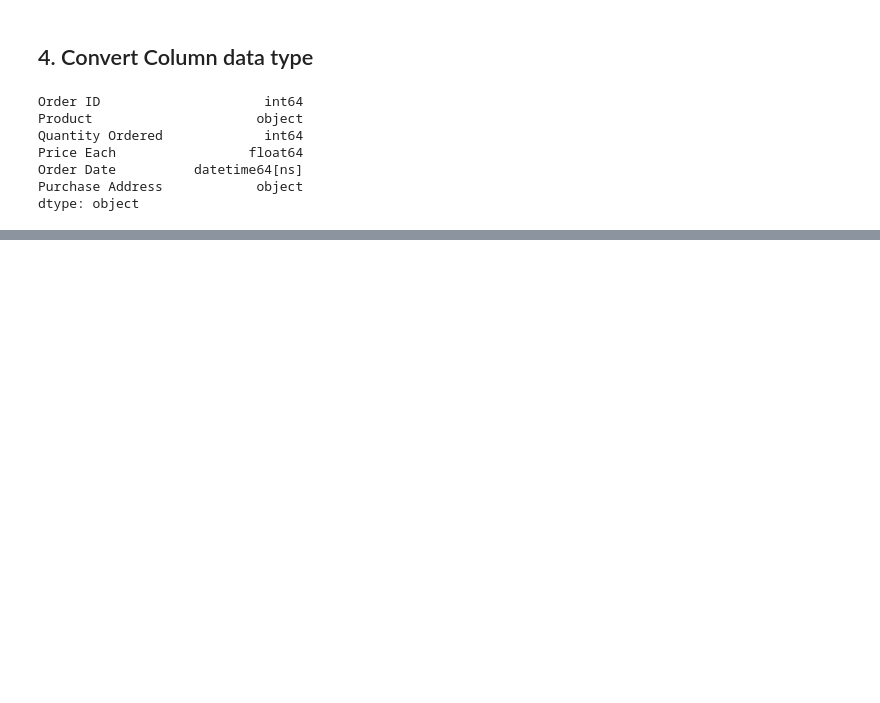
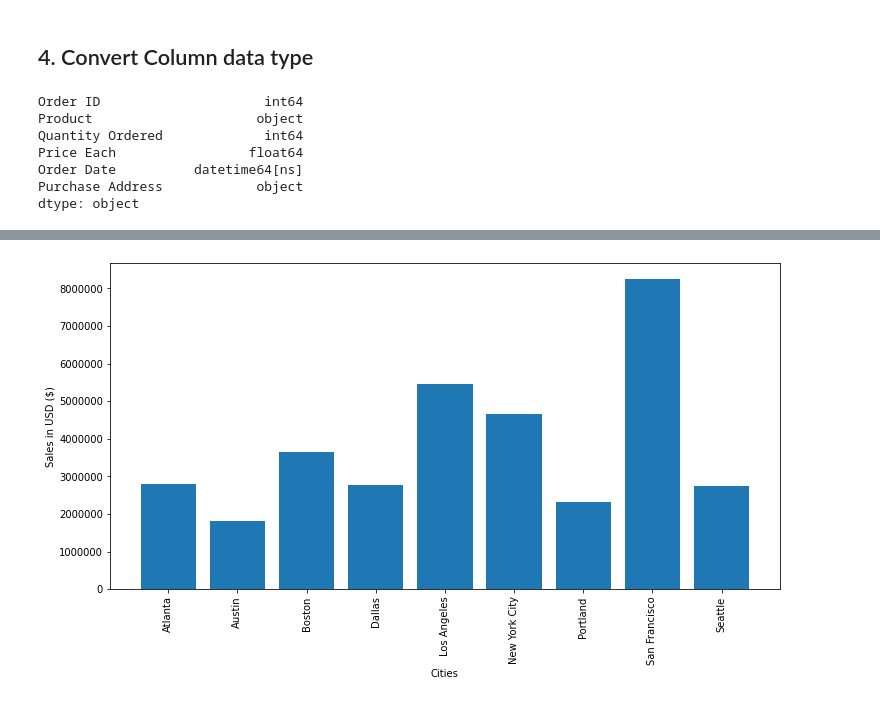
Before and after one commit to hellokuzuki/da-learn, a Jupyter notebook: 01_sales/sales-analysis.ipynb, the cells around one changed output, grey strips where cells are left out. Drawn from its saved outputs; the diff is of its cells as text; code cells hidden in the pictures; blank space fills up the shorter version.

```diff
--- a/01_sales/sales-analysis.ipynb
+++ b/01_sales/sales-analysis.ipynb
@@ -86,0 +135,5 @@ dtype: object
+# %%
+def getCityName(address):
+    return address.split(',')[1].lstrip()
+
+all_data['city'] = all_data['Purchase Address'].apply(lambda x : getCityName(x))
@@ -86,0 +163,14 @@ dtype: object
+# %%
+plt.figure(figsize=(12,6))
+
+x = all_data.groupby('city')['sum'].sum().index
+y = all_data.groupby('city')['sum'].sum()
+plt.ticklabel_format(style='plain')
+
+plt.bar(x, y)
+plt.ylabel('Sales in USD ($)')
+plt.xlabel('Cities')
+plt.xticks(x, rotation='vertical', size=10)
+plt.show()
+# %% [output]
+[figure, added]
```
Also changed, not shown: parts of 27 cells of this notebook, 1 other file.
